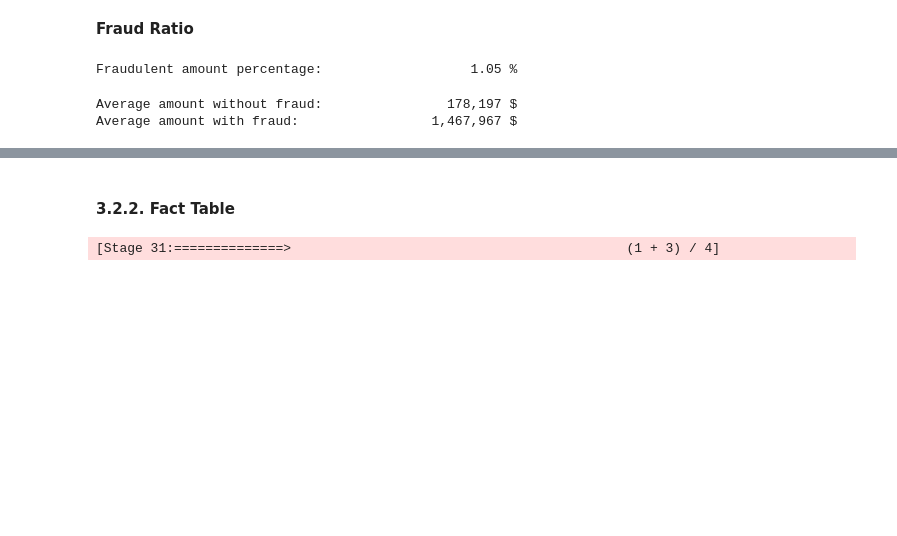
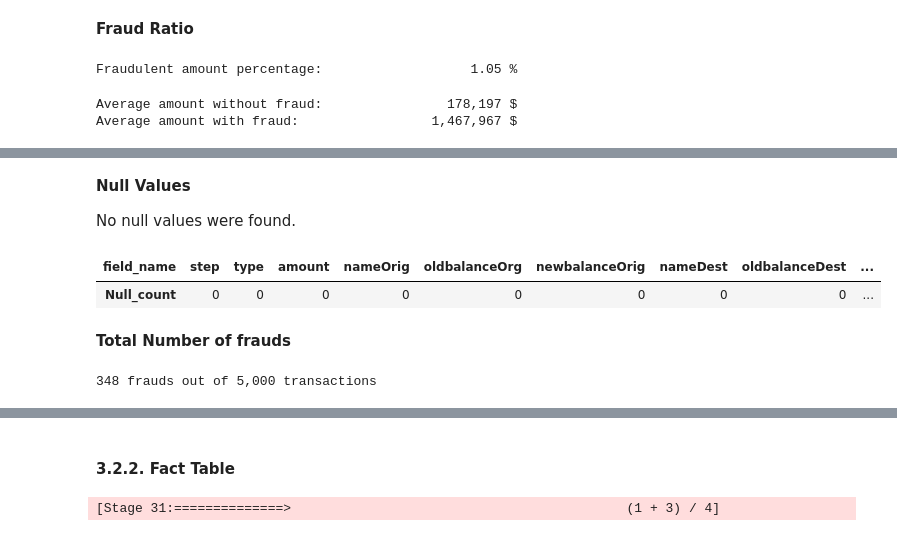
Before and after one commit to JeanRosselVallee/Kafka_Fraud, a Jupyter notebook: src/nbook_data_explorer.ipynb, the cells around one changed output, grey strips where cells are left out. Cells and saved outputs as stored; diff of their text form; code cells hidden in the pictures; blank space fills up the shorter version.

```diff
--- a/src/nbook_data_explorer.ipynb
+++ b/src/nbook_data_explorer.ipynb
@@ -251,0 +264,16 @@ pdf_fact = pdf_fact.filter(~f.col("user_session").isin(list_dupl_sessions))
+# %% [markdown]
+**Null Values**
+
+No null values were found.
+# %%
+pandas.DataFrame(pdf_transactions.isna().sum()
+                 .rename_axis('field_name'), columns=["Null_count"]).T
+# %% [output]
+| field_name | step | type | amount | nameOrig | oldbalanceOrg | newbalanceOrig | nameDest | oldbalanceDest | ... |
+| Null_count | 0 | 0 | 0 | 0 | 0 | 0 | 0 | 0 | ... |
+# %% [markdown]
+**Total Number of frauds**
+# %%
+print( f"{pdf_transactions['isFraud'].sum():,} frauds out of {len(pdf_transactions):,} transactions")
+# %% [output]
+348 frauds out of 5,000 transactions
```
Also changed, not shown: parts of 65 cells of this notebook, 2 other files.
